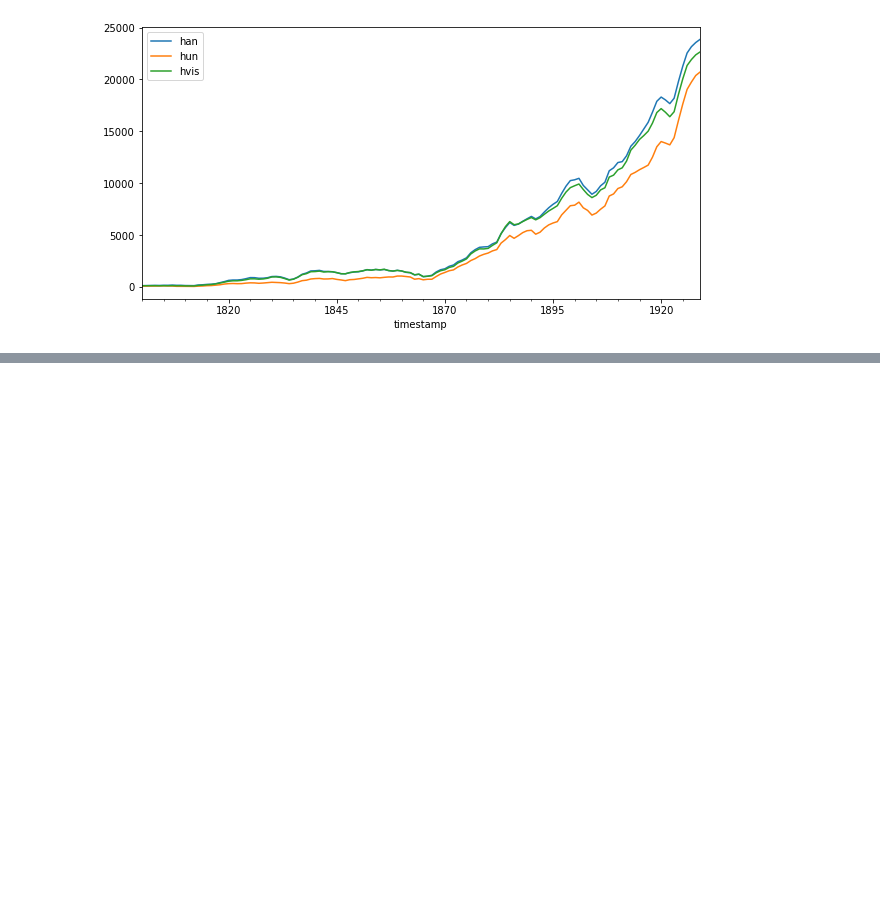
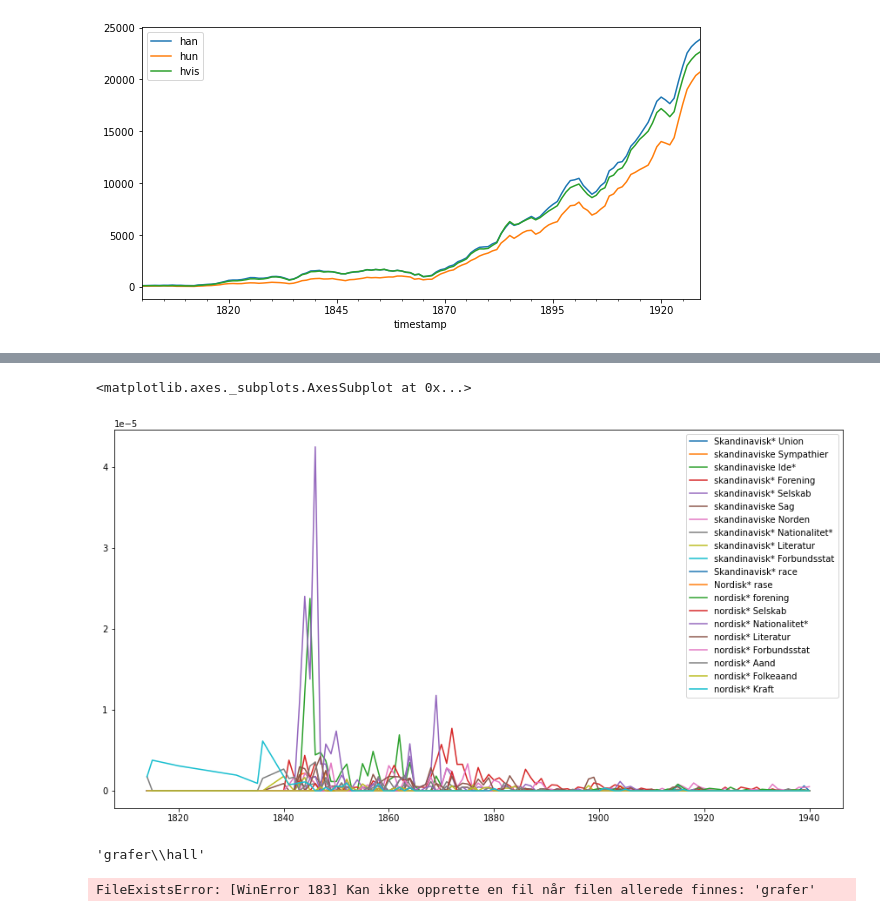
Before and after one commit to Yoonsen/aviser_trender, a Jupyter notebook: Ruths data.ipynb, the cells around one changed output, grey strips where cells are left out. Drawn from its saved outputs; the diff is of its cells as text; code cells hidden in the pictures; blank space fills up the shorter version.

```diff
--- a/Ruths data.ipynb
+++ b/Ruths data.ipynb
@@ -521,0 +672,5 @@ nb.bigram(first='han', second='sa', media = 'bok')
+# %%
+subsetrel.plot(figsize=(15,8))
+# %% [output]
+<matplotlib.axes._subplots.AxesSubplot at 0x...>
+[figure, added]
@@ -521,0 +680,8 @@ nb.bigram(first='han', second='sa', media = 'bok')
+# %%
+os.path.join('grafer', 'hall')
+# %% [output]
+'grafer\\hall'
+# %%
+os.mkdir('grafer')
+# %% [output]
+FileExistsError: [WinError 183] Kan ikke opprette en fil når filen allerede finnes: 'grafer'
```
Also changed, not shown: parts of 35 cells of this notebook, 21 other files.
